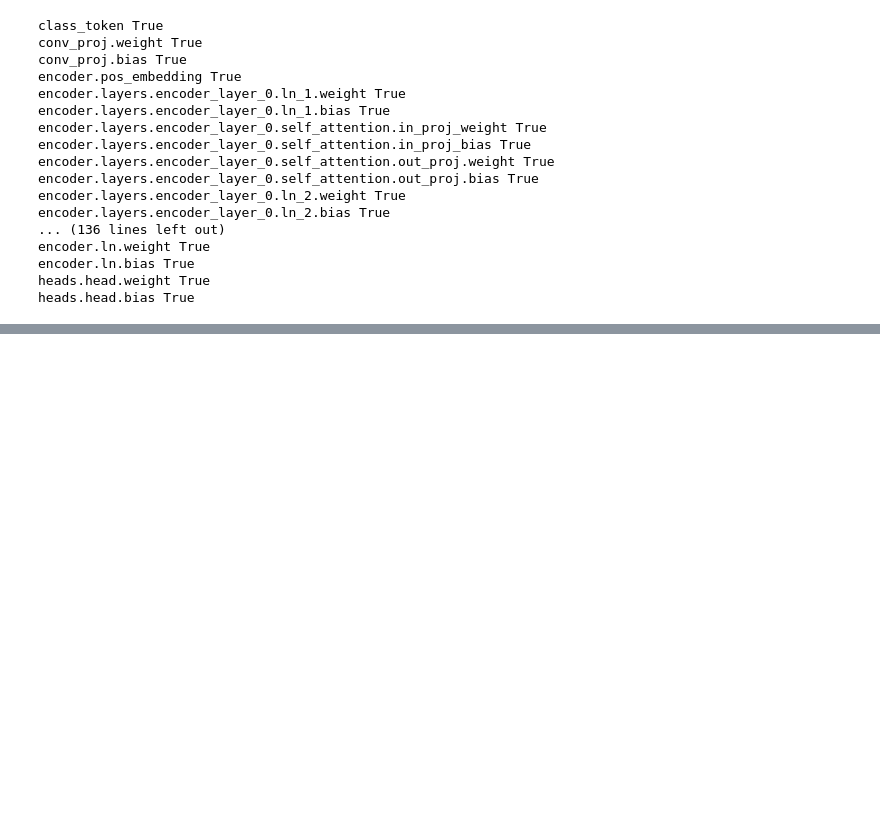
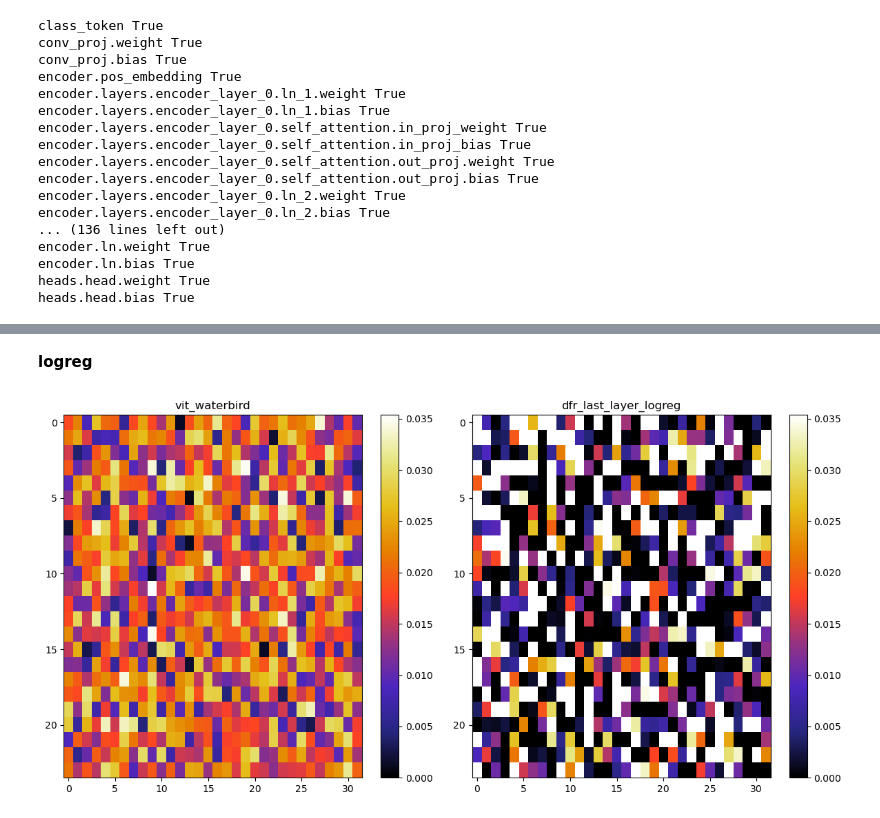
Before and after one commit to elmoprimmer/spurious_correlations, a Jupyter notebook: dfr_testing.ipynb, the cells around one changed output, grey strips where cells are left out. Drawn from its saved outputs; the diff is of its cells as text; code cells hidden in the pictures; blank space fills up the shorter version.

```diff
--- a/dfr_testing.ipynb
+++ b/dfr_testing.ipynb
@@ -100,0 +132,6 @@ heads.head.bias: True
+# %%
+
+with open('logs/dfr_logreg.pth', 'rb') as file:
+    logreg = pickle.load(file)
+
+logreg.coef_
@@ -100,0 +156,2 @@ heads.head.bias: True
+# %%
+logreg_weights = np.abs(logreg.coef_)
@@ -100,0 +185,6 @@ heads.head.bias: True
+# %% [markdown]
+**logreg**
+# %%
+plot_weight_grids(pre_weights, logreg_weights.reshape(24,32), title2="dfr_last_layer_logreg")
+# %% [output]
+[figure, added]
```
Also changed, not shown: parts of 19 cells of this notebook, 1 other file.
